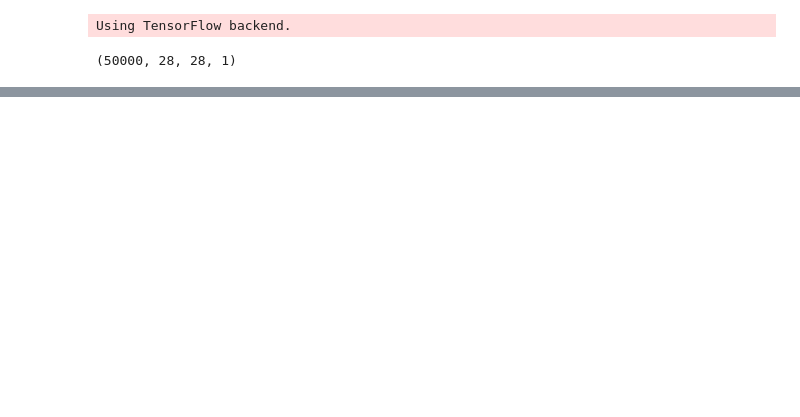
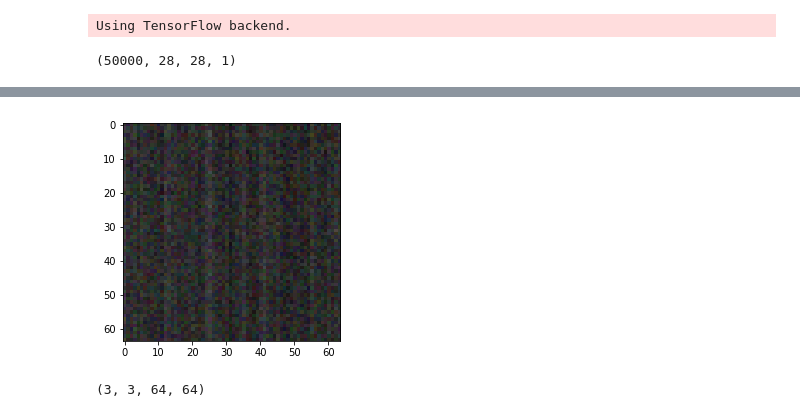
Before and after one commit to ntuaha/Esun_Tutor, a Jupyter notebook: dp/深度學習的基礎理論實作 - day12.ipynb, the cells around one changed output, grey strips where cells are left out. Saved outputs shown, nothing was run; the diff lists cells and outputs as text; code cells hidden in the pictures; blank space fills up the shorter version.

```diff
--- a/dp/深度學習的基礎理論實作 - day12.ipynb
+++ b/dp/深度學習的基礎理論實作 - day12.ipynb
@@ -29,7 +29,7 @@ def load_data(size):
 t_train_2 = keras.utils.to_categorical(t_train, num_classes=10)
 t_test_2 = keras.utils.to_categorical(t_test, num_classes=10)
 x_train_2 = (x_train/255).reshape(x_train.shape[0],28,28,-1)
-x_test_2 = (x_test/255).reshape(x_test.shape[0],28,28,1)
+x_test_2 = (x_test/255).reshape(x_test.shape[0],28,28,-1)
 # %%
 x_test_2.shape
 # %% [output]
@@ -41,17 +41,42 @@ epochs = 50
 # %%
 from keras.models import Sequential
 from keras.optimizers import SGD
-from keras.layers import Dense,Conv2D,MaxPooling2D,Flatten
+from keras.layers import Dense,Conv2D,MaxPooling2D,Flatten,Dropout,Activation
+from keras.callbacks import TensorBoard
 
 
 model = Sequential()
-model.add(Conv2D(30, (5,5), strides=(1, 1),input_shape=(28,28,1),activation='relu', use_bias=True, bias_initializer='zeros'))
+model.add(Conv2D(16, (3,3), strides=(1, 1),input_shape=(28,28,1),padding='same',activation='relu', use_bias=True, bias_initializer='zeros'))
+model.add(Conv2D(16, (3,3), strides=(1, 1),padding='same',activation='relu', use_bias=True, bias_initializer='zeros'))
 model.add(MaxPooling2D(pool_size=(2, 2), strides=(2,2), padding='valid'))
+model.add(Conv2D(32, (3,3), strides=(1, 1),padding='same',activation='relu', use_bias=True, bias_initializer='zeros'))
+model.add(Conv2D(32, (3,3), strides=(1, 1),padding='same',activation='relu', use_bias=True, bias_initializer='zeros'))
+model.add(MaxPooling2D(pool_size=(2, 2), strides=(2,2), padding='valid'))
+model.add(Conv2D(64, (3,3), strides=(1, 1),padding='same',activation='relu', use_bias=True, bias_initializer='zeros'))
+model.add(Conv2D(64, (3,3), strides=(1, 1),padding='same',activation='relu', use_bias=True, bias_initializer='zeros'))
+model.add(MaxPooling2D(pool_size=(2, 2), strides=(2,2), padding='valid'))
+
+
+
 model.add(Flatten())
-model.add(Dense(units=100, activation='relu', use_bias=True)) #output = 100
-model.add(Dense(units=10, activation='softmax', use_bias=True)) #output = 10
-
+model.add(Dense(units=50, activation='relu', use_bias=True)) #output = 100
+model.add(Dropout(rate=0.5))
+model.add(Dense(units=10, use_bias=True)) #output = 10
+model.add(Dropout(rate=0.5))
+model.add(Activation('softmax'))
+model.summary()  #列出模型概況
 sgd = SGD(lr=0.01, momentum=0, nesterov=False)
 model.compile(loss='categorical_crossentropy',optimizer=sgd,metrics=['accuracy'])
-model.fit(x_train_2, t_train_2, epochs=epochs, batch_size=batch_size)
+#model.fit(x_train_2, t_train_2, epochs=epochs, batch_size=batch_size)
+
+
+#tb = TensorBoard(log_dir='logs', histogram_freq=10, batch_size=batch_size,
+#                           write_graph=True, write_grads=True, write_images=True,
+#                           embeddings_freq=10, embeddings_metadata=None)
+#history = model.fit(x_train_2, t_train_2,batch_size=batch_size, epochs=epochs,callbacks=[tb],verbose=1, validation_data=(x_test_2, t_test_2))
+
+history = model.fit(x_train_2, t_train_2,
+                    batch_size=batch_size, epochs=epochs,
+                    callbacks=[TensorBoard(histogram_freq=1)],
+                    verbose=1, validation_data=(x_test_2, t_test_2))
 # %% [output]
@@ -76,0 +102,11 @@ score = model.evaluate(x_test_2, t_test_2, batch_size=batch_size)
+# %%
+t = np.array(model.layers[7].get_weights()[0])[0] + np.array(model.layers[7].get_weights()[1])
+t2 = t  - np.min(t)
+plt.imshow(t2.transpose((1,2,0)))
+plt.show()
+# %% [output]
+[figure, added]
+# %%
+np.array(model.layers[7].get_weights()[0]).shape
+# %% [output]
+(3, 3, 64, 64)
```
Also changed, not shown: parts of 7 cells of this notebook, 1 other file.
